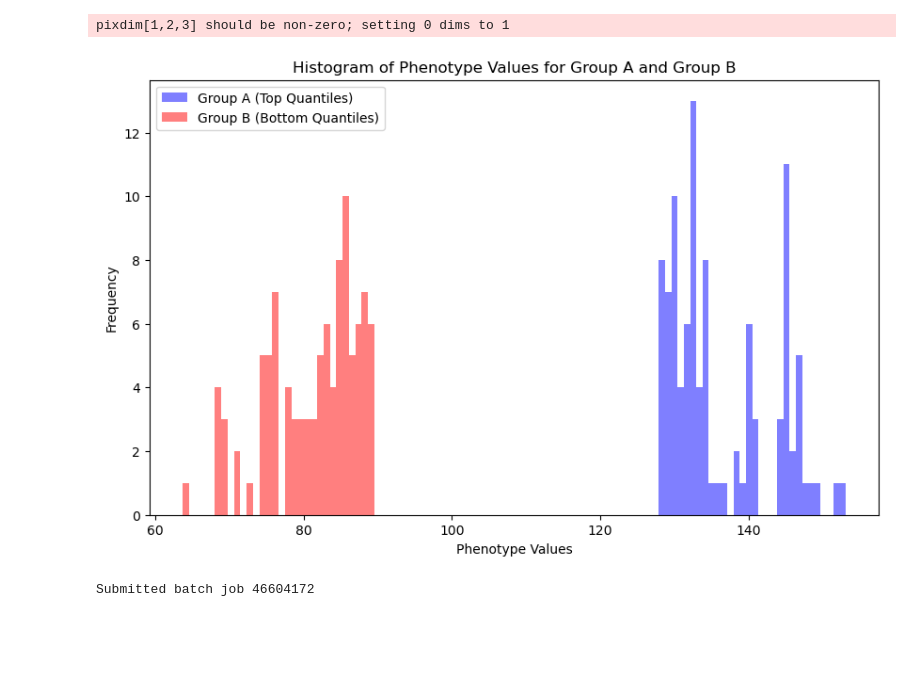
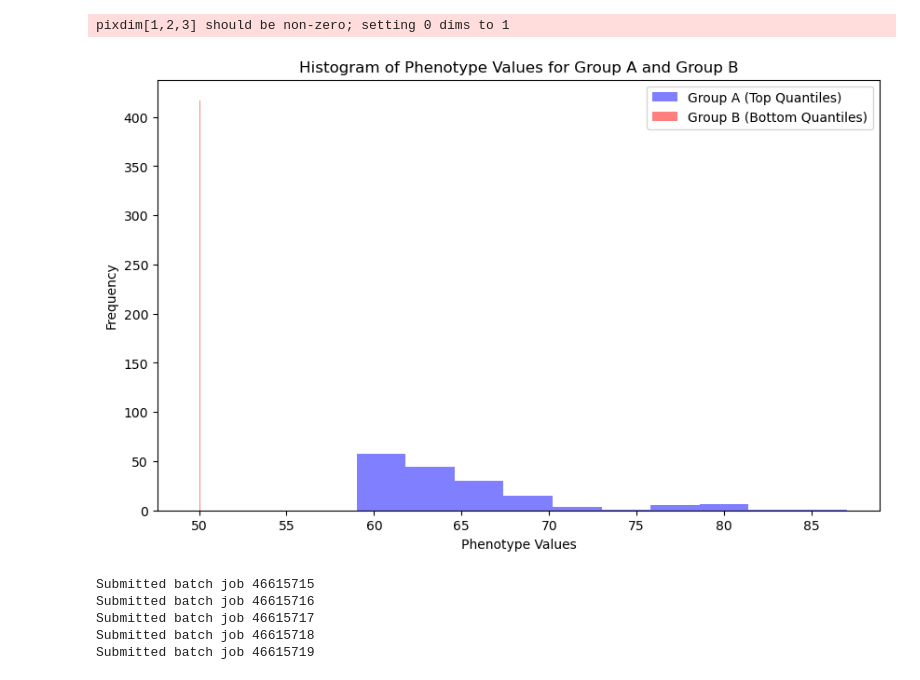
Before and after one commit to zainsouwei/IFA, a Jupyter notebook: run_IFA/setup.ipynb, the cells around one changed output. Cells and saved outputs as stored; diff of their text form; code cells hidden in the pictures; blank space fills up the shorter version.

```diff
--- a/run_IFA/setup.ipynb
+++ b/run_IFA/setup.ipynb
@@ -16,13 +16,13 @@ from analysis import evaluate_IFA_results
 pixdim[1,2,3] should be non-zero; setting 0 dims to 1
 # %%
 settings = {
-    "phenotype": "PicVocab_AgeAdj",
-    "percentile": 0.1,
-    "outputfolder": "Run_5",
+    "phenotype": "DSM_Depr_T",
+    "percentile": 0.15,
+    "outputfolder": "Run_7",
     "n_folds": 5,
     "random_state": 42,
     "n_filters_per_group": 2,
-    "nPCA": 90,
+    "nPCA": 40,
     "Tangent_Class": True,
     "metric": "logeuclid",
     "a_label": 1,
@@ -57,7 +57,12 @@ self_whiten = settings["self_whiten"]
 deconfound = settings["deconfound"]
 
 
-a, b = get_groups([phenotype], quantile=percentile, data_path='/project/3022057.01/HCP/combined_data.pkl', regression=False, visualize=True, output_dir=outputfolder)
+a, b = get_groups([phenotype], quantile=percentile, data_path='/project/3022057.01/HCP/combined_data.pkl', regression=False, visualize=True, output_dir=outputfolder,bins=10)
+
+min_size = min(len(a), len(b))
+# Sample rows randomly from each group
+a = a.sample(n=min_size, random_state=random_state)
+b = b.sample(n=min_size, random_state=random_state)
 
 cov_est = Covariances(estimator='oas')
 
@@ -67,34 +72,34 @@ A_paths = a["paths"].to_numpy()
 A_con_confounders = np.stack(a[continuous_confounders].to_numpy())
 A_cat_confounders = np.stack(a[categorical_confounders].to_numpy())
 A_family_ID = a["Family_ID"].to_numpy()
 
 B_data = np.stack(b["parcellated_data"].to_numpy())
 B_covs = cov_est.transform(np.transpose(B_data, (0, 2, 1)))
 B_paths = b["paths"].to_numpy()
 B_con_confounders = np.stack(b[continuous_confounders].to_numpy())
 B_cat_confounders = np.stack(b[categorical_confounders].to_numpy())
 B_family_ID = b["Family_ID"].to_numpy()
 
 labels = np.concatenate([a_label*np.ones(len(A_data), dtype=int), b_label*np.ones(len(B_data), dtype=int)])
 data = np.concatenate([A_data, B_data], axis=0)
 covs = np.concatenate([A_covs, B_covs], axis=0)
 paths = np.concatenate([A_paths, B_paths], axis=0)
 with open(os.path.join(outputfolder, "paths.pkl"), "wb") as f:
     pickle.dump(paths, f)
 con_confounders = np.concatenate([A_con_confounders, B_con_confounders], axis=0)
 cat_confounders = np.concatenate([A_cat_confounders, B_cat_confounders], axis=0)
 with open(os.path.join(outputfolder, "cat_confounders.pkl"), "wb") as f:
     pickle.dump(cat_confounders, f)
 family_ID = np.concatenate([A_family_ID, B_family_ID], axis=0)
 with open(os.path.join(outputfolder, "family_ID.pkl"), "wb") as f:
     pickle.dump(family_ID, f)
 
 np.save(os.path.join(outputfolder,"labels.npy"),labels)
 np.save(os.path.join(outputfolder,"data.npy"),data)
 np.save(os.path.join(outputfolder,"covs.npy"),covs)
 np.save(os.path.join(outputfolder,"con_confounders.npy"),con_confounders)
 # %% [output]
-[figure, old version]
+[figure, new version]
 # %%
 # Stratified k-fold setup
 # https://scikit-learn.org/1.5/modules/generated/sklearn.model_selection.StratifiedGroupKFold.html
@@ -129,7 +134,11 @@ for fold, (train_idx, test_idx) in enumerate(splits):
     # Submit the job
     subprocess.run(command)
 # %% [output]
-Submitted batch job 46604172
+Submitted batch job 46615715
+Submitted batch job 46615716
+Submitted batch job 46615717
+Submitted batch job 46615718
+Submitted batch job 46615719
 # %%
 from scipy.stats import sem
 from pathlib import Path
```
Also changed, not shown: 1 other file.
